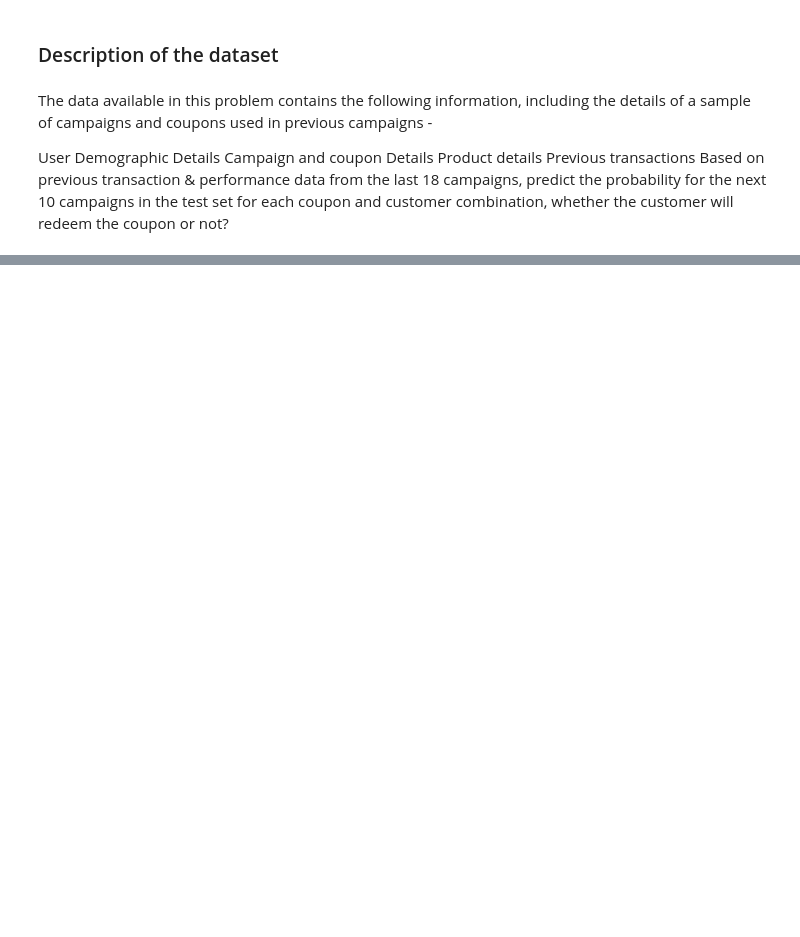
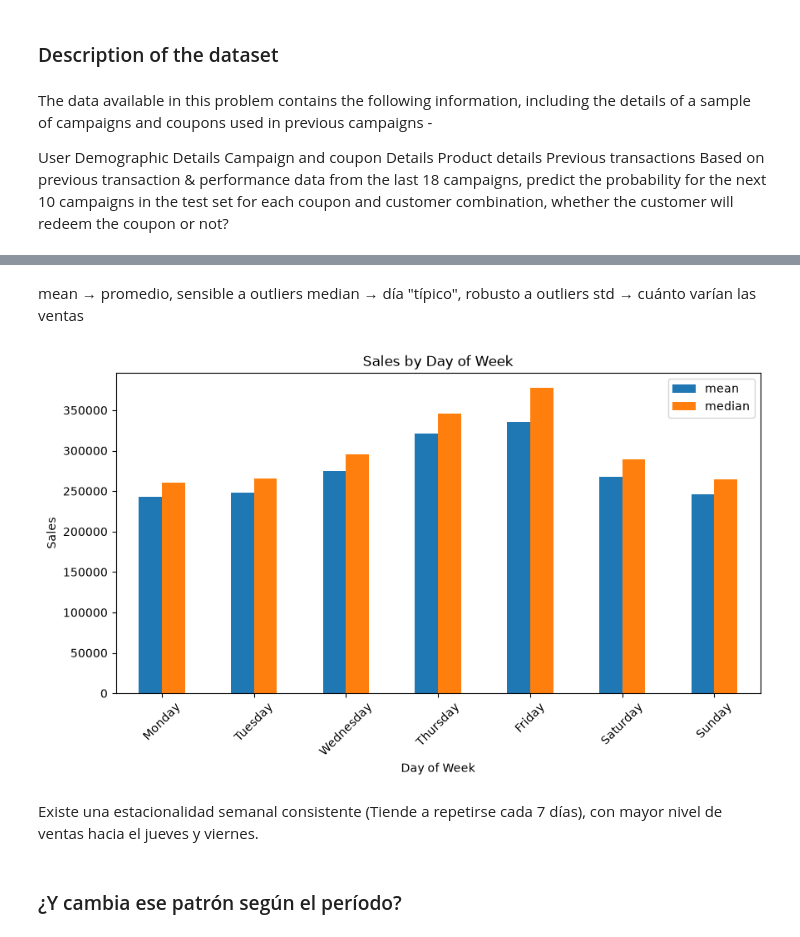
Before and after one commit to FernandoMRestelli/series_temporales, a Jupyter notebook: Notebooks/ST.ipynb, the cells around one changed output, grey strips where cells are left out. Saved outputs shown, nothing was run; the diff lists cells and outputs as text; code cells hidden in the pictures; blank space fills up the shorter version.

```diff
--- a/Notebooks/ST.ipynb
+++ b/Notebooks/ST.ipynb
@@ -38,0 +158,3 @@ customer_transaction_data
+# %%
+# Creamos el día de la semana
+salesxday['day_of_week'] = salesxday['date'].dt.day_name()
@@ -38,0 +177,19 @@ customer_transaction_data
+# %%
+days_order = [
+    'Monday',
+    'Tuesday',
+    'Wednesday',
+    'Thursday',
+    'Friday',
+    'Saturday',
+    'Sunday'
+]
+
+sales_by_dow = (
+    salesxday
+    .groupby('day_of_week')['total_sales']
+    .agg(['mean', 'median', 'std'])
+    .reindex(days_order)
+)
+
+sales_by_dow
@@ -38,0 +206,21 @@ customer_transaction_data
+# %% [markdown]
+mean   → promedio, sensible a outliers
+median → día "típico", robusto a outliers
+std    → cuánto varían las ventas
+# %%
+sales_by_dow[['mean', 'median']].plot(
+    kind='bar',
+    figsize=(10, 5)
+)
+
+plt.title('Sales by Day of Week')
+plt.ylabel('Sales')
+plt.xlabel('Day of Week')
+plt.xticks(rotation=45)
+plt.show()
+# %% [output]
+[figure, added]
+# %% [markdown]
+Existe una estacionalidad semanal consistente (Tiende a repetirse cada 7 días), con mayor nivel de ventas hacia el jueves y viernes.
+# %% [markdown]
+### ¿Y cambia ese patrón según el período?
```
Also changed, not shown: parts of 54 cells of this notebook, 2 other files.
